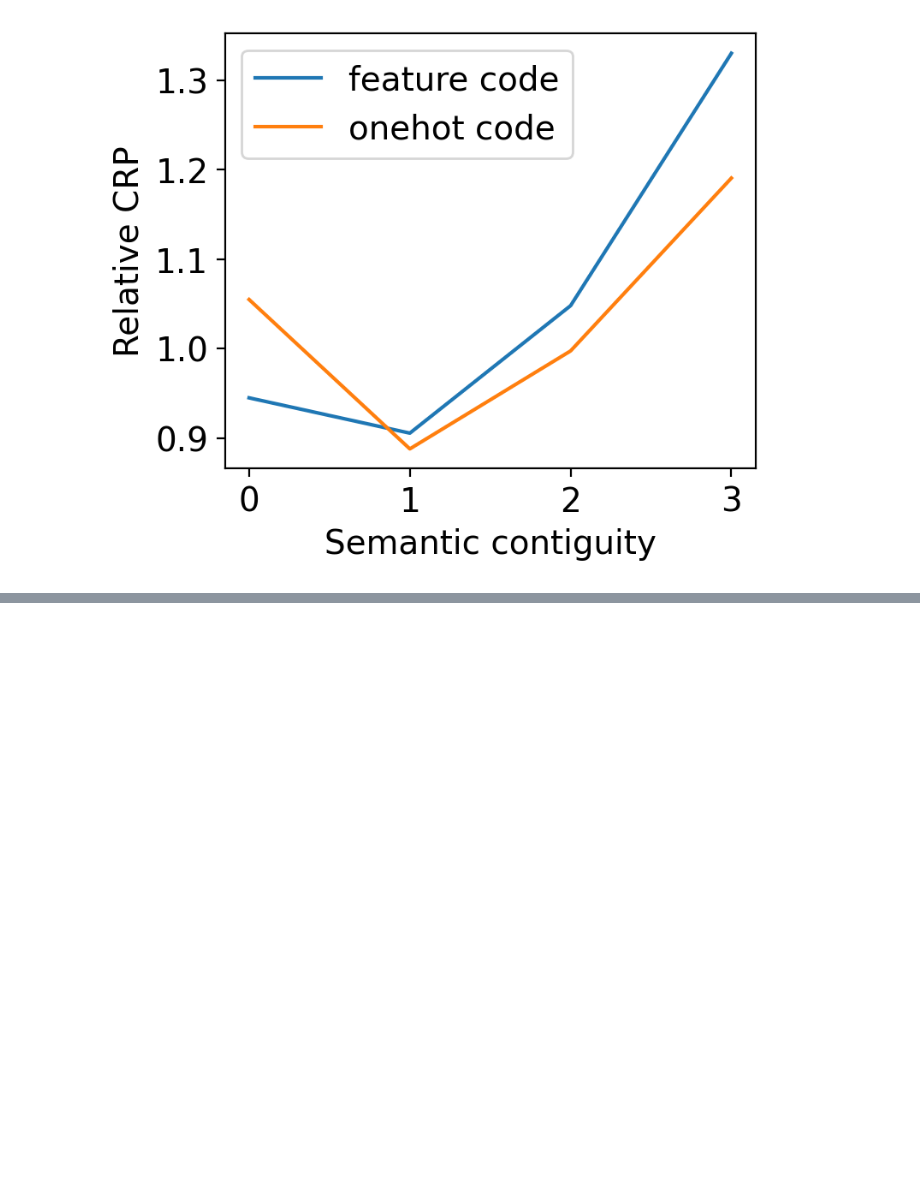
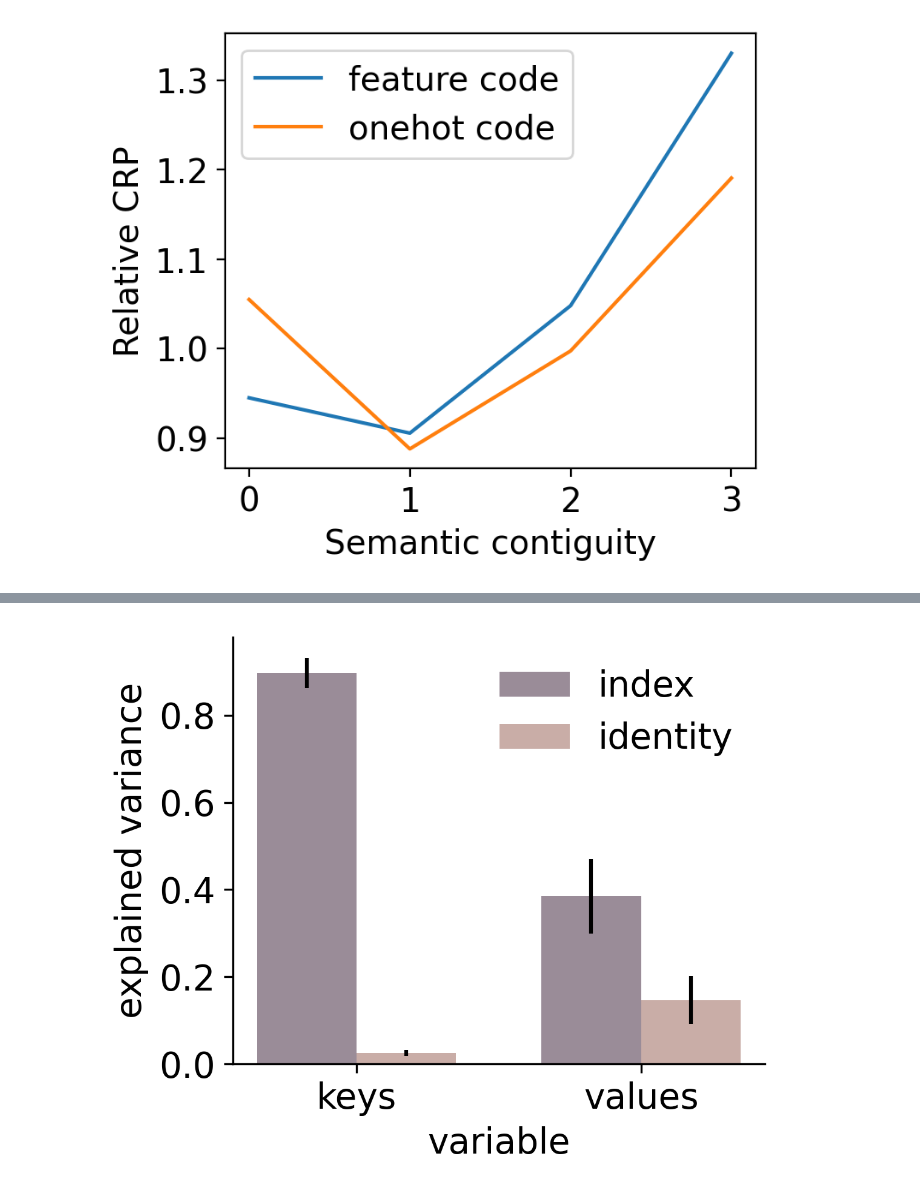
Before and after one commit to yunchen-hung/gru-li-model, a Jupyter notebook: analysis_fr.ipynb, the cells around one changed output, grey strips where cells are left out. Saved outputs shown, nothing was run; the diff lists cells and outputs as text; code cells hidden in the pictures; blank space fills up the shorter version.

```diff
--- a/analysis_fr.ipynb
+++ b/analysis_fr.ipynb
@@ -135,0 +137,24 @@ plt.show()
+# %%
+data_folder = Path("./experiments/Transform/figures/ValueMemoryGRU/setup_kv_sametransform")
+
+keys_index_variance, keys_identity_variance, values_index_variance, values_identity_variance = [], [], [], []
+
+for i in range(20):
+    try:
+        data = np.load(data_folder / str(i) / "explained_variance.npy")
+        keys_index_variance.append(data[0])
+        keys_identity_variance.append(data[1])
+        values_index_variance.append(data[2])
+        values_identity_variance.append(data[3])
+    except:
+        pass
+
+keys_index_variance = np.array(keys_index_variance)
+keys_identity_variance = np.array(keys_identity_variance)
+values_index_variance = np.array(values_index_variance)
+values_identity_variance = np.array(values_identity_variance)
+
+print(keys_index_variance)
+print(keys_identity_variance)
+print(values_index_variance)
+print(values_identity_variance)
@@ -135,0 +174,19 @@ plt.show()
+# %%
+plt.figure(figsize=(4, 3.3), dpi=300)
+bar_width = 0.35
+index = np.arange(2)
+plt.bar(index, [np.mean(keys_index_variance), np.mean(values_index_variance)], bar_width, label="index", color=["#9A8C98"],
+    yerr=[np.std(keys_index_variance), np.std(values_index_variance)])
+plt.bar(index + bar_width, [np.mean(keys_identity_variance), np.mean(values_identity_variance)], bar_width, label="identity", color=["#C9ADA7"],
+    yerr=[np.std(keys_identity_variance), np.std(values_identity_variance)])
+plt.xlabel("variable")
+plt.ylabel("explained variance")
+plt.xticks(index + bar_width / 2, ["keys", "values"])
+plt.legend(frameon=False)
+ax = plt.gca()
+ax.spines['top'].set_visible(False)
+ax.spines['right'].set_visible(False)
+plt.tight_layout()
+plt.show()
+# %% [output]
+[figure, added]
```
Also changed, not shown: parts of 3 cells of this notebook, 22 other files.
